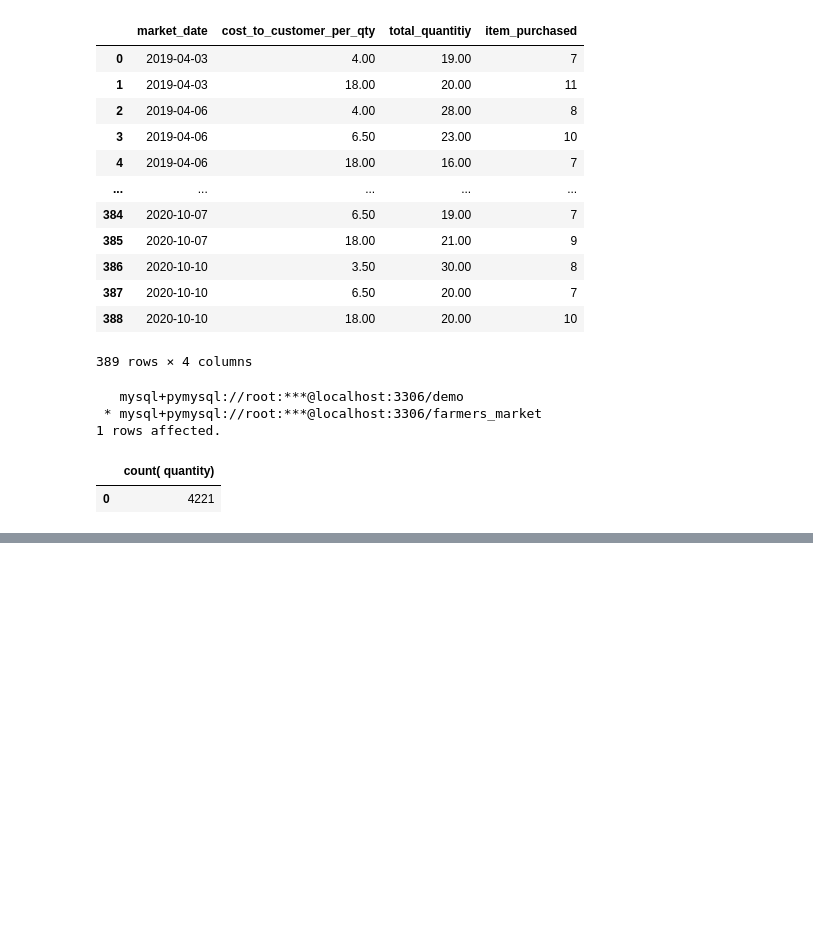
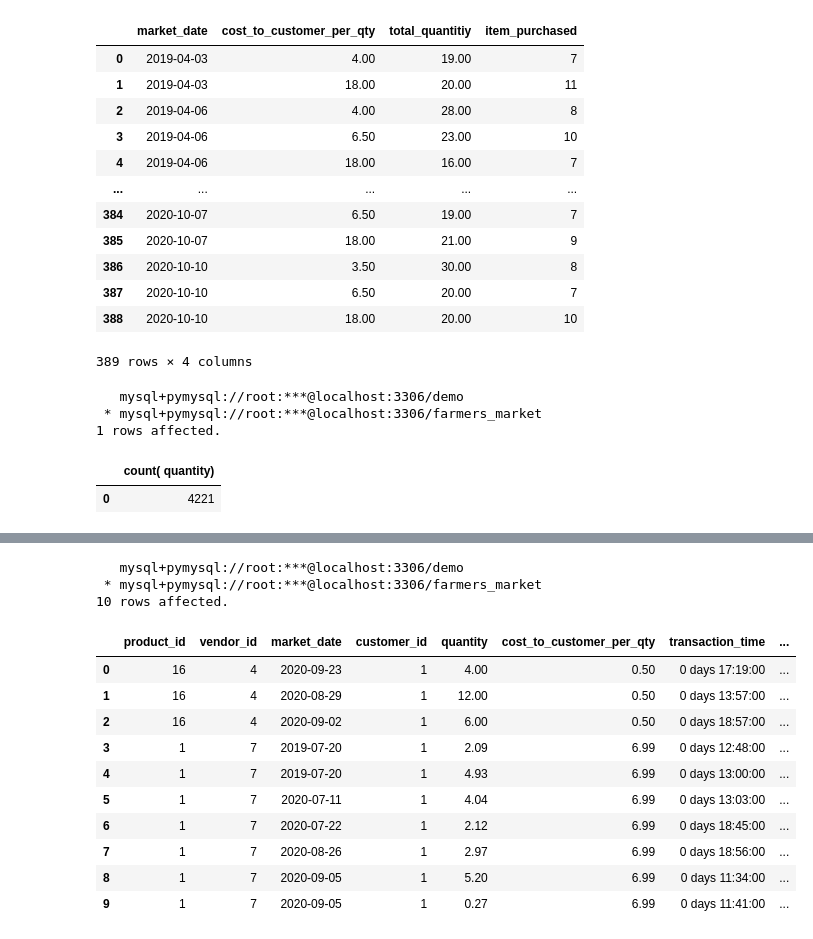
Before and after one commit to KunalNeon/SQL-For-Data-Scientist, a Jupyter notebook: sql.ipynb, the cells around one changed output, grey strips where cells are left out. Drawn from its saved outputs; the diff is of its cells as text; code cells hidden in the pictures; blank space fills up the shorter version.

```diff
--- a/sql.ipynb
+++ b/sql.ipynb
@@ -1219,0 +1239,25 @@ order by market_date
+# %%
+query24='''
+select *,
+
+row_number() over ( partition by customer_id order by customer_id desc) as 'rank'
+
+from farmers_market.customer_purchases
+limit 10
+'''
+%sql $query24
+# %% [output]
+   mysql+pymysql://root:***@localhost:3306/demo
+ * mysql+pymysql://root:***@localhost:3306/farmers_market
+10 rows affected.
+|  | product_id | vendor_id | market_date | customer_id | quantity | cost_to_customer_per_qty | transaction_time | ... |
+| 0 | 16 | 4 | 2020-09-23 | 1 | 4.00 | 0.50 | 0 days 17:19:00 | ... |
+| 1 | 16 | 4 | 2020-08-29 | 1 | 12.00 | 0.50 | 0 days 13:57:00 | ... |
+| 2 | 16 | 4 | 2020-09-02 | 1 | 6.00 | 0.50 | 0 days 18:57:00 | ... |
+| 3 | 1 | 7 | 2019-07-20 | 1 | 2.09 | 6.99 | 0 days 12:48:00 | ... |
+| 4 | 1 | 7 | 2019-07-20 | 1 | 4.93 | 6.99 | 0 days 13:00:00 | ... |
+| 5 | 1 | 7 | 2020-07-11 | 1 | 4.04 | 6.99 | 0 days 13:03:00 | ... |
+| 6 | 1 | 7 | 2020-07-22 | 1 | 2.12 | 6.99 | 0 days 18:45:00 | ... |
+| 7 | 1 | 7 | 2020-08-26 | 1 | 2.97 | 6.99 | 0 days 18:56:00 | ... |
+| 8 | 1 | 7 | 2020-09-05 | 1 | 5.20 | 6.99 | 0 days 11:34:00 | ... |
+| 9 | 1 | 7 | 2020-09-05 | 1 | 0.27 | 6.99 | 0 days 11:41:00 | ... |
```
Also changed, not shown: parts of 5 cells of this notebook.
